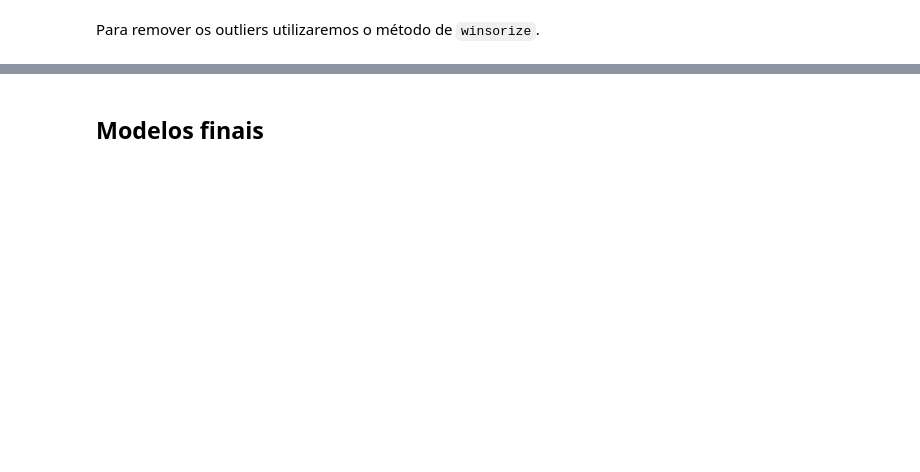
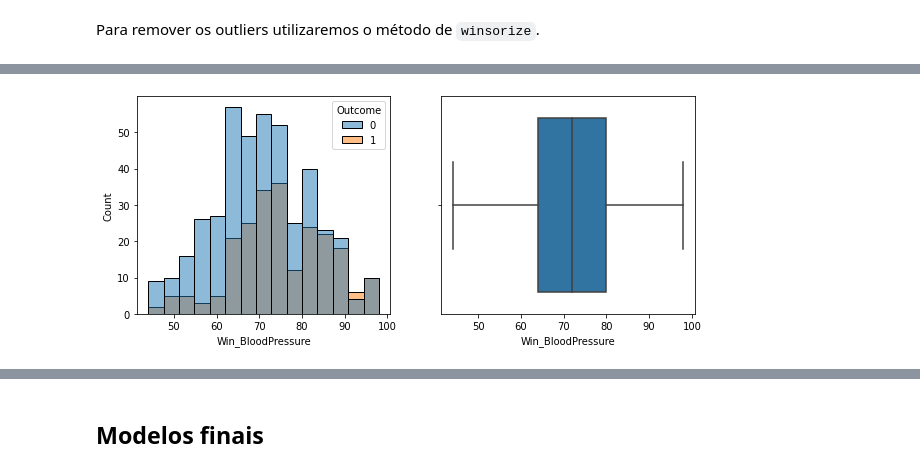
Before and after one commit to franklinzppa/diabetes-classification, a Jupyter notebook: diabetes-clf.ipynb, the cells around one changed output, grey strips where cells are left out. Saved outputs shown, nothing was run; the diff lists cells and outputs as text; code cells hidden in the pictures; blank space fills up the shorter version.

```diff
--- a/diabetes-clf.ipynb
+++ b/diabetes-clf.ipynb
@@ -663,3 +802,5 @@ plot_dist_box(X_train_full, "Win_Glucose")
 # %%
-plot_dist_box(X_train_full, "Win_BloodPressure")
+plot_dist_box(X_train_full.join(y_train), "Win_BloodPressure")
+# %% [output]
+[figure, added]
 # %%
```
Also changed, not shown: parts of 58 cells of this notebook, 1 other file.
